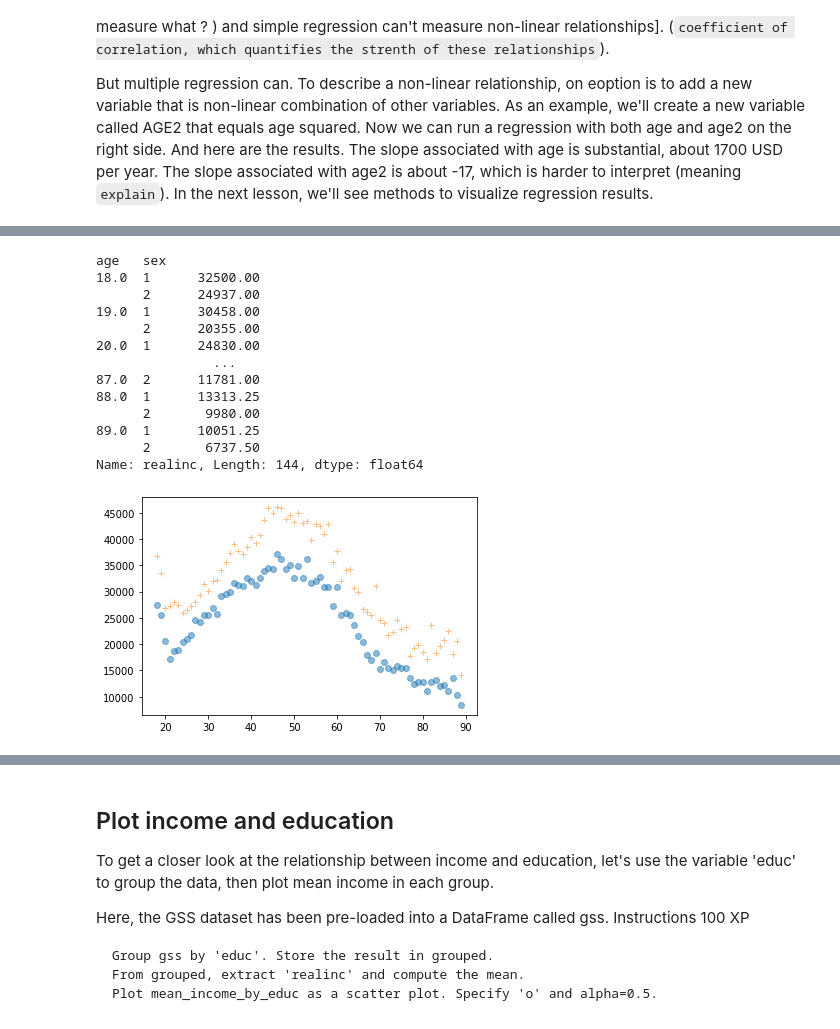
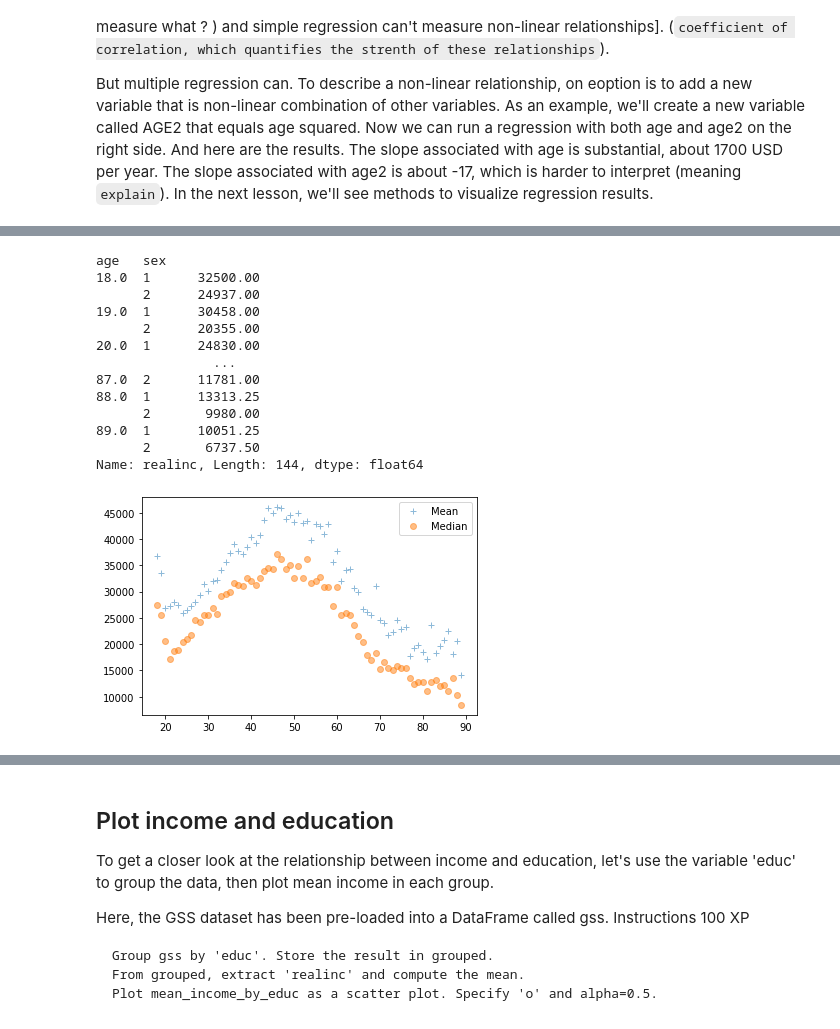
Before and after one commit to johnhhu2020/DataCamp-Data-Scientist-with-Python-Track, a Jupyter notebook: DataCamp Exploratory Data Analysis in Python.ipynb, the cells around one changed output, grey strips where cells are left out. Saved outputs shown, nothing was run; the diff lists cells and outputs as text; code cells hidden in the pictures.

```diff
--- a/DataCamp Exploratory Data Analysis in Python.ipynb
+++ b/DataCamp Exploratory Data Analysis in Python.ipynb
@@ -2178,25 +2179,27 @@ dtype: float64
 # %%
 print(gss.groupby(['age', 'sex'])['realinc'].median())
 
 
-plt.plot(gss.groupby(['age'])['realinc'].median(), 'o', alpha=0.5)    # =============================================
-plt.plot(gss.groupby(['age'])['realinc'].mean(), '+', alpha=0.5)    # =============================================
+plt.plot(gss.groupby(['age'])['realinc'].mean(), '+', alpha=0.5, label='Mean')    # =================================
+plt.plot(gss.groupby(['age'])['realinc'].median(), 'o', alpha=0.5, label='Median')    # =============================
+
+plt.legend()
 plt.show()
 # %% [output]
 age   sex
 18.0  1      32500.00
       2      24937.00
 19.0  1      30458.00
       2      20355.00
 20.0  1      24830.00
                ...
 87.0  2      11781.00
 88.0  1      13313.25
       2       9980.00
 89.0  1      10051.25
       2       6737.50
 Name: realinc, Length: 144, dtype: float64
-[figure, old version]
+[figure, new version]
 # %% [markdown]
 <img src="Screenshot from 2022-04-27 13-19-16.png"  width=600 height=600/>
 # %% [markdown]
```
Also changed, not shown: parts of 14 cells of this notebook.
